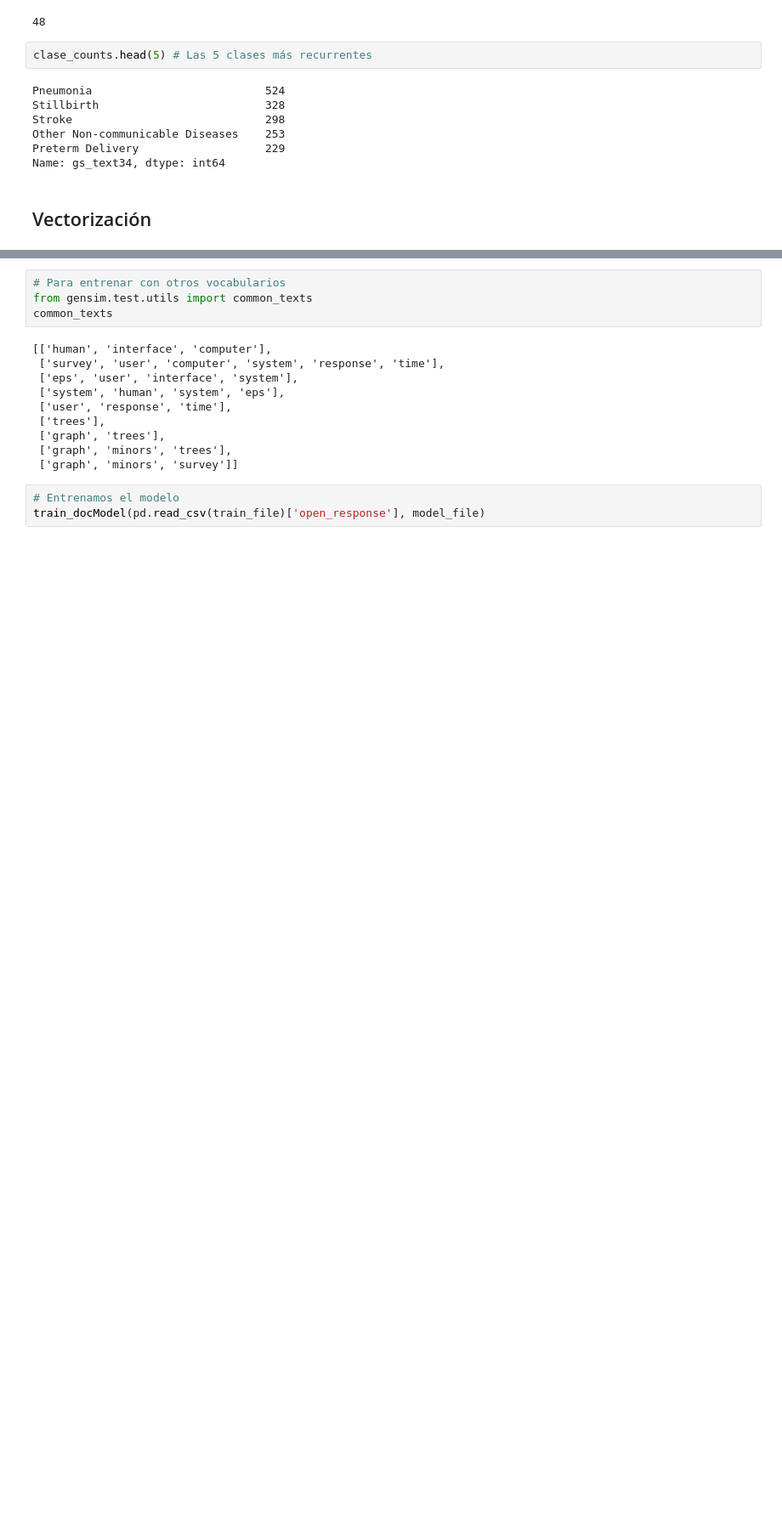
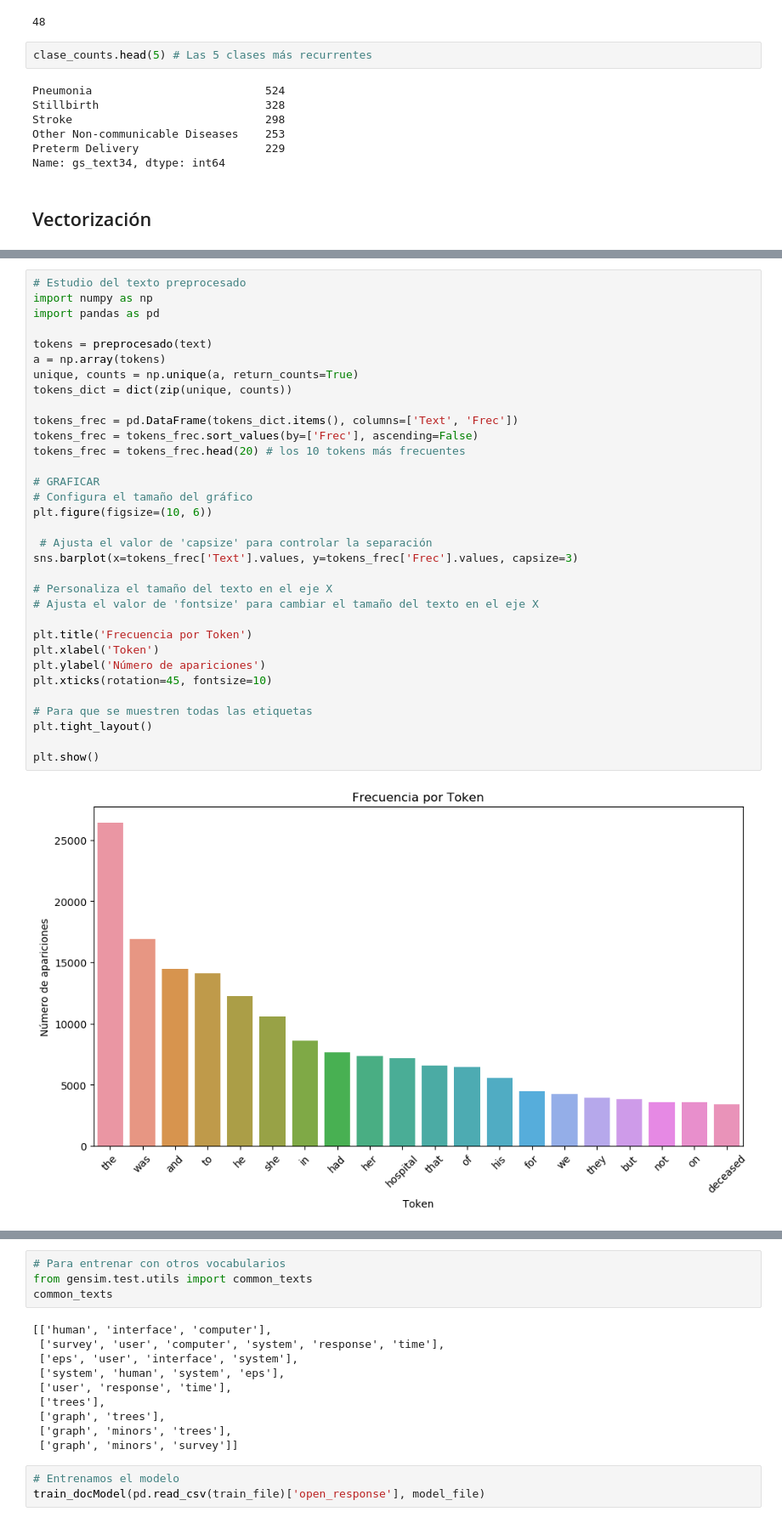
Before and after one commit to Strawberryai/Mineria_de_datos, a Jupyter notebook: proyecto/Document_Embedding.ipynb, the cells around one changed output, grey strips where cells are left out. Shown at 85% size. Saved outputs shown, nothing was run; the diff lists cells and outputs as text; blank space fills up the shorter version.

```diff
--- a/proyecto/Document_Embedding.ipynb
+++ b/proyecto/Document_Embedding.ipynb
@@ -134,0 +138,35 @@ plt.show()
+# %%
+# Estudio del texto preprocesado
+import numpy as np
+import pandas as pd
+
+tokens = preprocesado(text)
+a = np.array(tokens)
+unique, counts = np.unique(a, return_counts=True)
+tokens_dict = dict(zip(unique, counts))
+
+tokens_frec = pd.DataFrame(tokens_dict.items(), columns=['Text', 'Frec'])
+tokens_frec = tokens_frec.sort_values(by=['Frec'], ascending=False)
+tokens_frec = tokens_frec.head(20) # los 10 tokens más frecuentes
+
+# GRAFICAR
+# Configura el tamaño del gráfico
+plt.figure(figsize=(10, 6))
+
+ # Ajusta el valor de 'capsize' para controlar la separación
+sns.barplot(x=tokens_frec['Text'].values, y=tokens_frec['Frec'].values, capsize=3)
+
+# Personaliza el tamaño del texto en el eje X
+# Ajusta el valor de 'fontsize' para cambiar el tamaño del texto en el eje X
+
+plt.title('Frecuencia por Token')
+plt.xlabel('Token')
+plt.ylabel('Número de apariciones')
+plt.xticks(rotation=45, fontsize=10)
+
+# Para que se muestren todas las etiquetas
+plt.tight_layout()
+
+plt.show()
+# %% [output]
+[figure, added]
```
Also changed, not shown: parts of 4 cells of this notebook, 1 other file.
